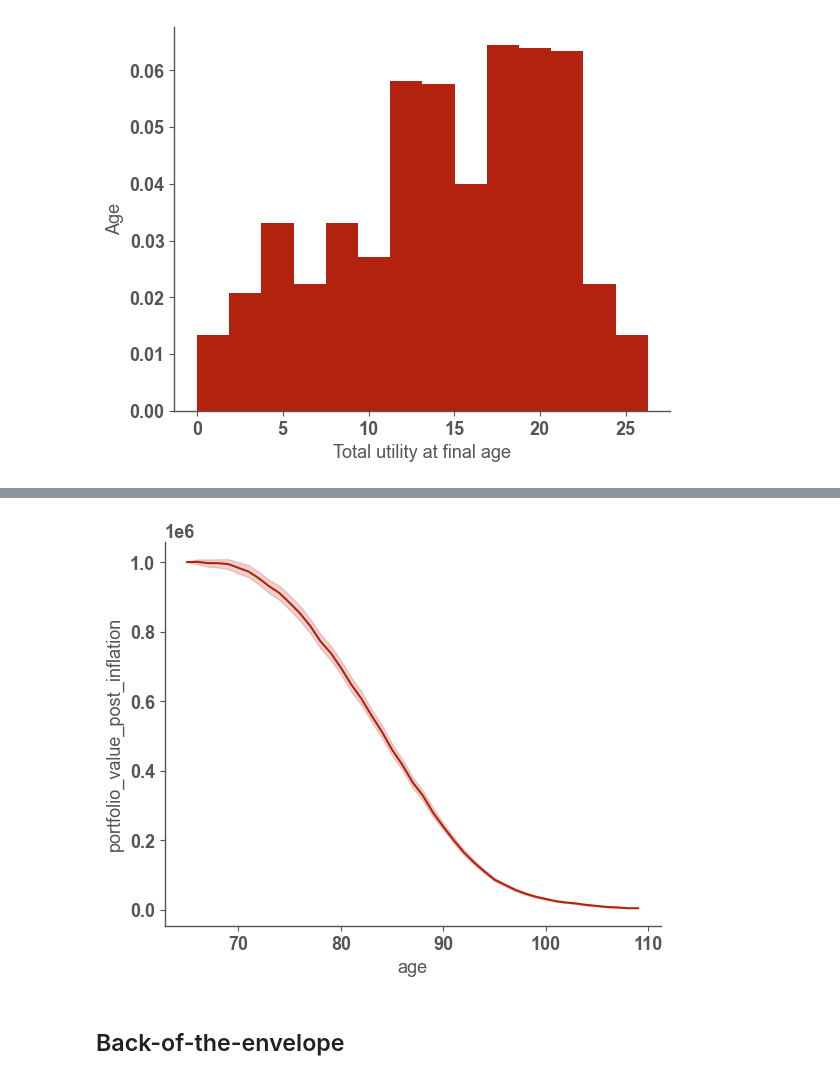
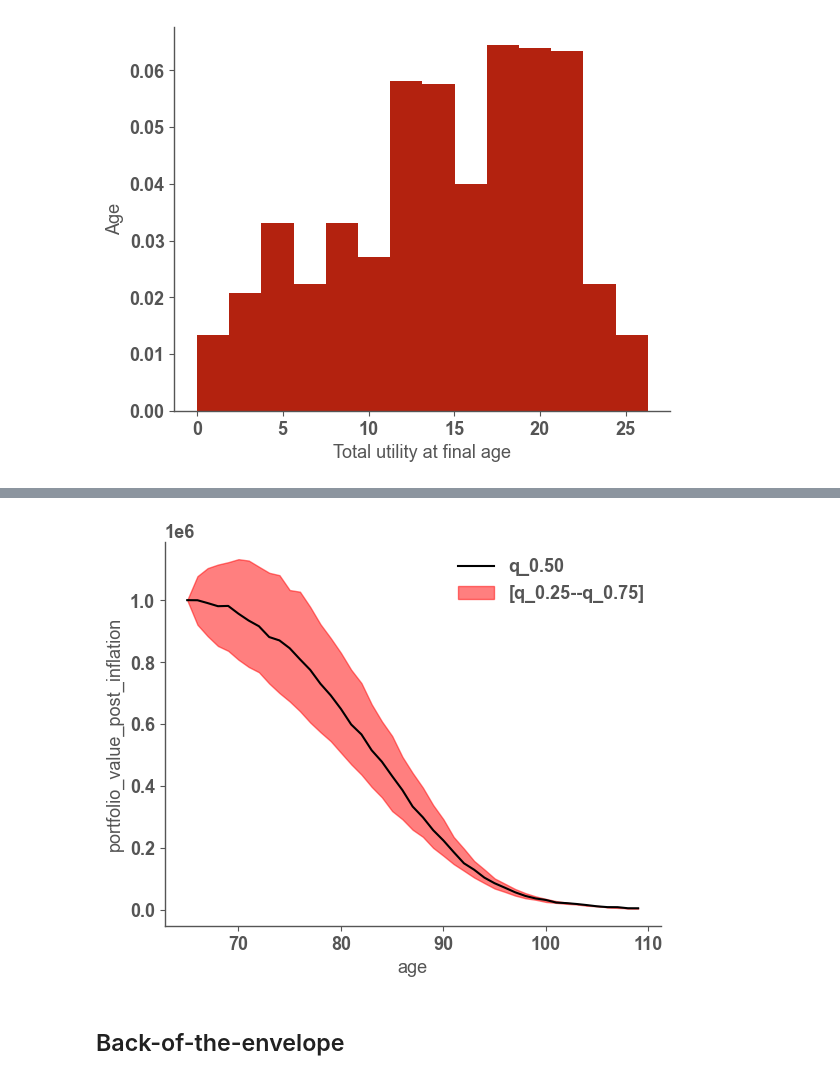
Before and after one commit to jaryaman/financial-decisions, a Jupyter notebook: notebooks/6-monte-carlo.ipynb, the cells around one changed output, grey strips where cells are left out. Saved outputs shown, nothing was run; the diff lists cells and outputs as text; code cells hidden in the pictures.

```diff
--- a/notebooks/6-monte-carlo.ipynb
+++ b/notebooks/6-monte-carlo.ipynb
@@ -194,11 +194,11 @@ sb.lineplot(
 # %%
-ax = sb.lineplot(
+ax = quantile_lineplot(
     sims,
     x="age",
     y="portfolio_value_post_inflation",
 )
 # %% [output]
-[figure, old version]
+[figure, new version]
 # %% [markdown]
 ## Back-of-the-envelope
 # %%
```
Also changed, not shown: parts of 4 cells of this notebook, 1 other file.
